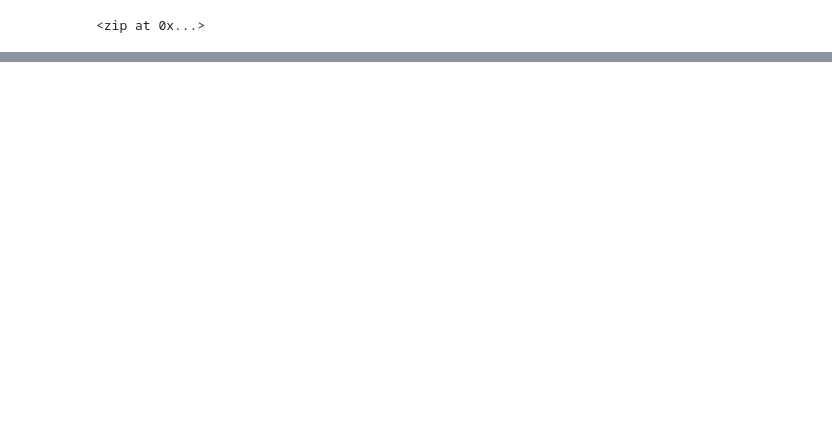
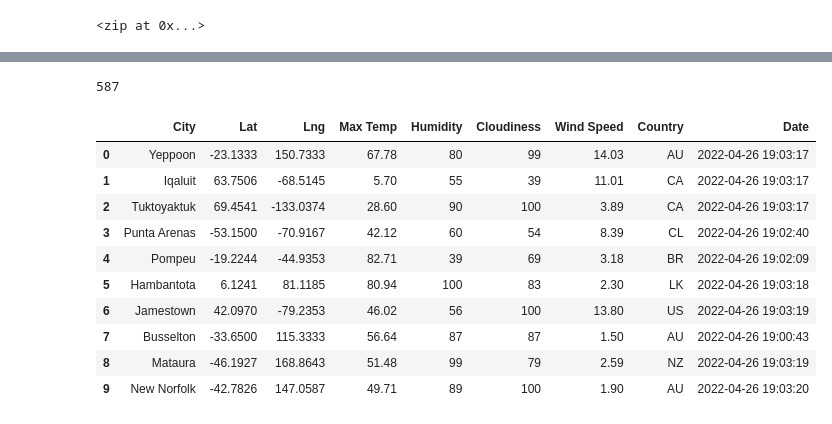
Before and after one commit to colinqleung/World_Weather_Analysis, a Jupyter notebook: WeatherPy.ipynb, the cells around one changed output, grey strips where cells are left out. Drawn from its saved outputs; the diff is of its cells as text; code cells hidden in the pictures; blank space fills up the shorter version.

```diff
--- a/WeatherPy.ipynb
+++ b/WeatherPy.ipynb
@@ -31,0 +40,4 @@ len(cities)
+# %%
+# Starting URL for Weather Map API Call.
+url = "http://api.openweathermap.org/data/2.5/weather?units=Imperial&APPID=" + weather_api_key
+print(url)
@@ -31,0 +130,20 @@ len(cities)
+# %%
+len(city_data)
+# %% [output]
+587
+# %%
+# Convert the array of dictionaries to a Pandas DataFrame.
+city_data_df = pd.DataFrame(city_data)
+city_data_df.head(10)
+# %% [output]
+|  | City | Lat | Lng | Max Temp | Humidity | Cloudiness | Wind Speed | Country | Date |
+| 0 | Yeppoon | -23.1333 | 150.7333 | 67.78 | 80 | 99 | 14.03 | AU | 2022-04-26 19:03:17 |
+| 1 | Iqaluit | 63.7506 | -68.5145 | 5.70 | 55 | 39 | 11.01 | CA | 2022-04-26 19:03:17 |
+| 2 | Tuktoyaktuk | 69.4541 | -133.0374 | 28.60 | 90 | 100 | 3.89 | CA | 2022-04-26 19:03:17 |
+| 3 | Punta Arenas | -53.1500 | -70.9167 | 42.12 | 60 | 54 | 8.39 | CL | 2022-04-26 19:02:40 |
+| 4 | Pompeu | -19.2244 | -44.9353 | 82.71 | 39 | 69 | 3.18 | BR | 2022-04-26 19:02:09 |
+| 5 | Hambantota | 6.1241 | 81.1185 | 80.94 | 100 | 83 | 2.30 | LK | 2022-04-26 19:03:18 |
+| 6 | Jamestown | 42.0970 | -79.2353 | 46.02 | 56 | 100 | 13.80 | US | 2022-04-26 19:03:19 |
+| 7 | Busselton | -33.6500 | 115.3333 | 56.64 | 87 | 87 | 1.50 | AU | 2022-04-26 19:00:43 |
+| 8 | Mataura | -46.1927 | 168.8643 | 51.48 | 99 | 79 | 2.59 | NZ | 2022-04-26 19:03:19 |
+| 9 | New Norfolk | -42.7826 | 147.0587 | 49.71 | 89 | 100 | 1.90 | AU | 2022-04-26 19:03:20 |
```
Also changed, not shown: parts of 7 cells of this notebook, 3 other files.
